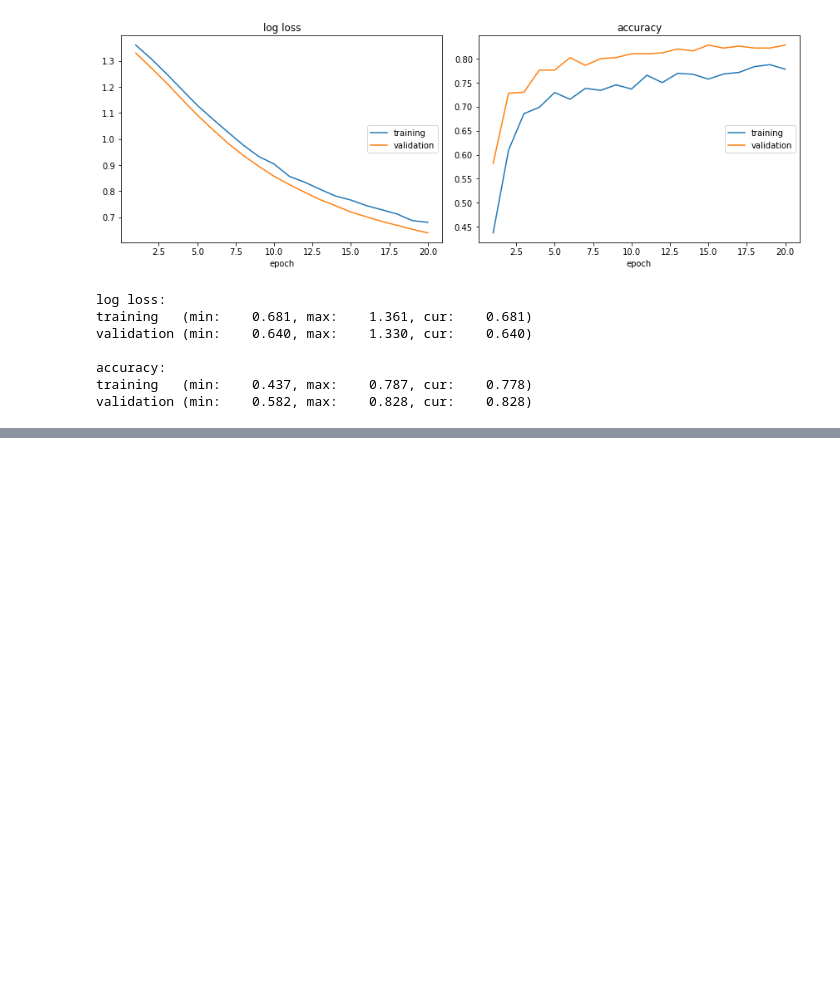
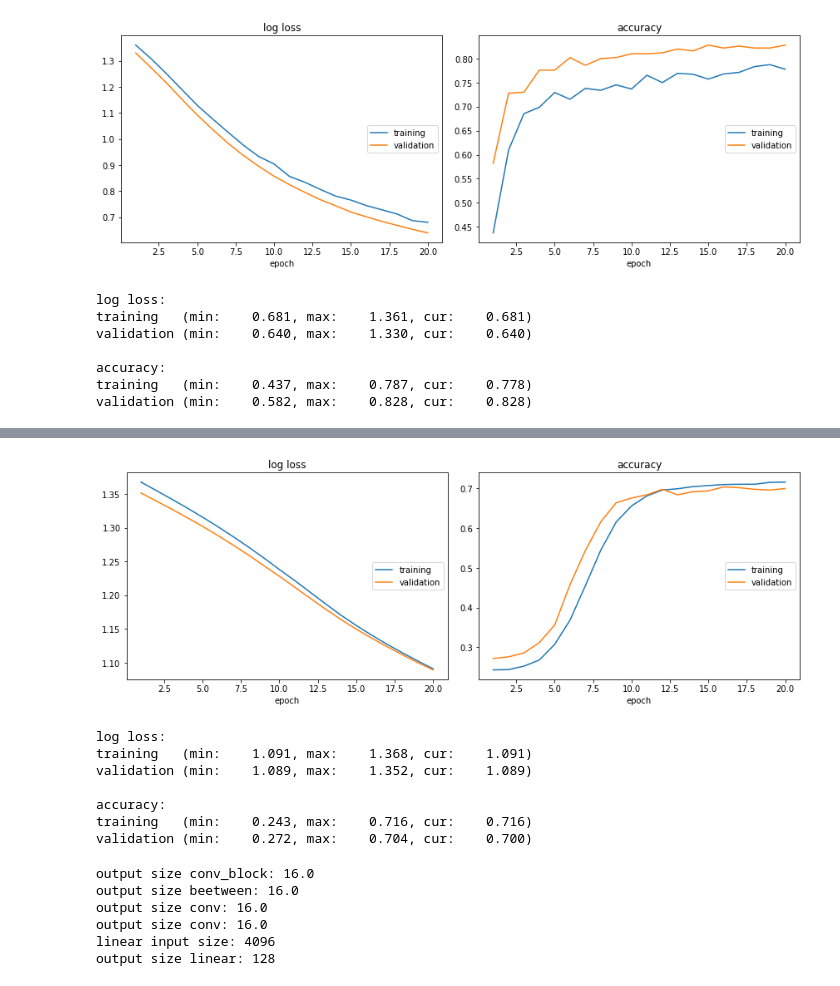
Before and after one commit to stared/frankenstein-networks, a Jupyter notebook: SuperMegaConvolutionalNetworkTests.ipynb, the cells around one changed output, grey strips where cells are left out. Saved outputs shown, nothing was run; the diff lists cells and outputs as text; code cells hidden in the pictures; blank space fills up the shorter version.

```diff
--- a/SuperMegaConvolutionalNetworkTests.ipynb
+++ b/SuperMegaConvolutionalNetworkTests.ipynb
@@ -31,10 +31,11 @@ training   (min:    0.437, max:    0.787, cur:    0.778)
 validation (min:    0.582, max:    0.828, cur:    0.828)
 # %%
 net_before = nn.Sequential(
-    *model1.conv_block
+    model1.conv_block[0]
 )
 
 net_after=nn.Sequential(
+    model1.conv_block[1],
     *model1.conv,
     model1.linear_first,
     *model1.linear,
@@ -47,0 +44,30 @@ make_connector_1conv()
+# %%
+layer_cut=1
+# %%
+connector = make_connector_1conv(model1.give_num_of_ch_in_when_cut(layer_cut),model1.give_num_of_ch_out_when_cut(layer_cut))
+# %%
+sewn_model2 = SewnConvNet(net_before, net_after, connector)
+optimizer = optim.Adam(sewn_model2.parameters(), lr=1e-4)
+
+sewn_model2_trained = train_model(sewn_model2, criterion, optimizer, num_epochs=20)
+# %% [output]
+[figure, added]
+log loss:
+training   (min:    1.091, max:    1.368, cur:    1.091)
+validation (min:    1.089, max:    1.352, cur:    1.089)
+
+accuracy:
+training   (min:    0.243, max:    0.716, cur:    0.716)
+validation (min:    0.272, max:    0.704, cur:    0.700)
+# %%
+model2=PrimeNet(nn.ReLU, nn.MaxPool2d,1,2,1 )
+criterion = nn.CrossEntropyLoss()
+optimizer1 = optim.Adam(model1.parameters(), lr=1e-4)
+epoch_num=20
+# %% [output]
+output size conv_block: 16.0
+output size beetween: 16.0
+output size conv: 16.0
+output size conv: 16.0
+linear input size: 4096
+output size linear: 128
```
Also changed, not shown: parts of 3 cells of this notebook, 1 other file.
